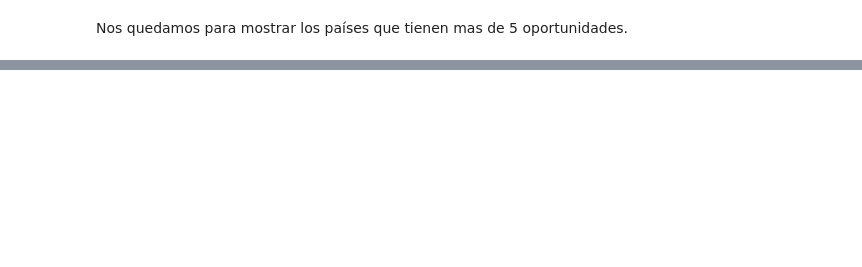
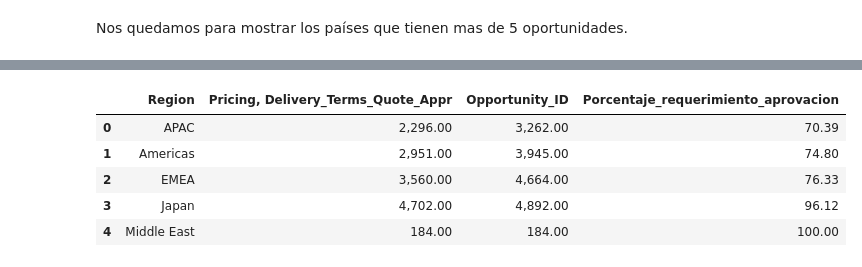
Before and after one commit to FerFabbiano/tp1-OrganizacionDeDatos, a Jupyter notebook: TP1_OrgaDeDatos.ipynb, the cells around one changed output, grey strips where cells are left out. Saved outputs shown, nothing was run; the diff lists cells and outputs as text; code cells hidden in the pictures; blank space fills up the shorter version.

Commit message:
Fin analisis Pricing, Delivery_Terms_Quote_Approva

```diff
--- a/TP1_OrgaDeDatos.ipynb
+++ b/TP1_OrgaDeDatos.ipynb
@@ -1242,0 +1199,14 @@ segun_fechas_precio.nlargest(10,"Duracion_de_la_entgrega")
+# %%
+#Vemos el porcentaje de aprobacion especial segun la region
+necesita_delivery_terms_region = entrenamientoDf.groupby("Region").agg({"Pricing, Delivery_Terms_Quote_Appr" : "sum", "Opportunity_ID" : "count"}).reset_index()
+necesita_delivery_terms_region["Pricing, Delivery_Terms_Quote_Appr"]= necesita_delivery_terms_region["Pricing, Delivery_Terms_Quote_Appr"].astype(float)
+necesita_delivery_terms_region["Opportunity_ID"] = necesita_delivery_terms_region["Opportunity_ID"].astype(float)
+necesita_delivery_terms_region["Porcentaje_requerimiento_aprovacion"] = (necesita_delivery_terms_region["Pricing, Delivery_Terms_Quote_Appr"] / necesita_delivery_terms_region["Opportunity_ID"]) * 100
+necesita_delivery_terms_region
+# %% [output]
+|  | Region | Pricing, Delivery_Terms_Quote_Appr | Opportunity_ID | Porcentaje_requerimiento_aprovacion |
+| 0 | APAC | 2,296.00 | 3,262.00 | 70.39 |
+| 1 | Americas | 2,951.00 | 3,945.00 | 74.80 |
+| 2 | EMEA | 3,560.00 | 4,664.00 | 76.33 |
+| 3 | Japan | 4,702.00 | 4,892.00 | 96.12 |
+| 4 | Middle East | 184.00 | 184.00 | 100.00 |
```
Also changed, not shown: parts of 17 cells of this notebook.
